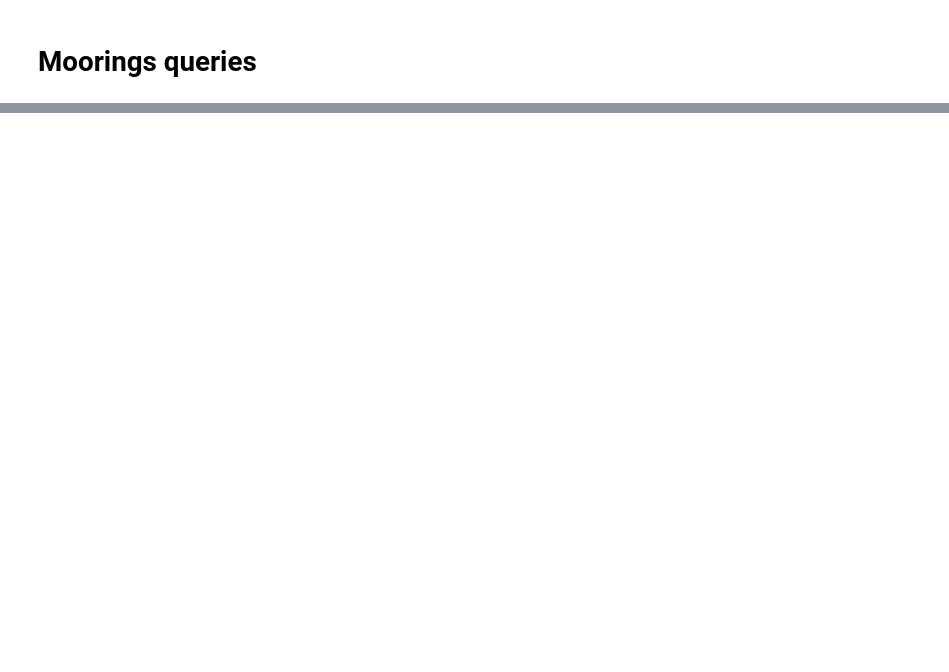
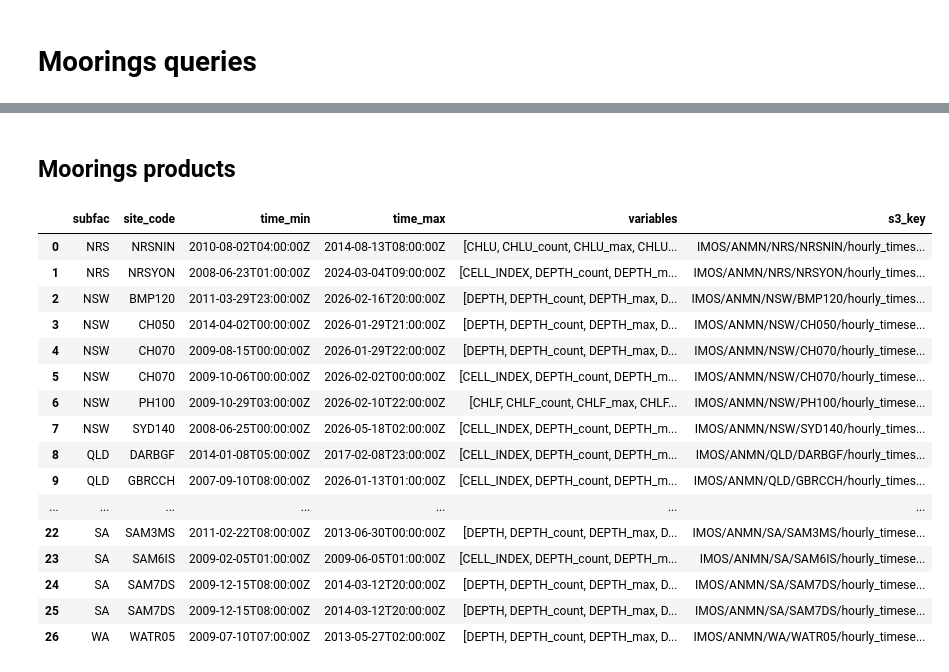
Before and after one commit to aodn/data-index, a Jupyter notebook: analysis/structured_metadata/data_management_queries.ipynb, the cells around one changed output, grey strips where cells are left out. Cells and saved outputs as stored; diff of their text form; code cells hidden in the pictures; blank space fills up the shorter version.

```diff
--- a/analysis/structured_metadata/data_management_queries.ipynb
+++ b/analysis/structured_metadata/data_management_queries.ipynb
@@ -171,0 +207,35 @@ con.execute("""
+# %% [markdown]
+## Moorings products
+# %%
+# Create view of all hourly products
+con.execute("""
+    CREATE OR REPLACE VIEW anmn_hourly_timeseries AS
+    SELECT
+        subfac,
+        site_code,
+        time_min,
+        time_max,
+        variables,
+        s3_key
+    FROM anmn_all
+    WHERE data_category = 'hourly_timeseries'
+""")
+con.execute("SELECT * FROM anmn_hourly_timeseries ORDER BY s3_key").fetchdf()
+# %% [output]
+|  | subfac | site_code | time_min | time_max | variables | s3_key |
+| 0 | NRS | NRSNIN | 2010-08-02T04:00:00Z | 2014-08-13T08:00:00Z | [CHLU, CHLU_count, CHLU_max, CHLU... | IMOS/ANMN/NRS/NRSNIN/hourly_times... |
+| 1 | NRS | NRSYON | 2008-06-23T01:00:00Z | 2024-03-04T09:00:00Z | [CELL_INDEX, DEPTH_count, DEPTH_m... | IMOS/ANMN/NRS/NRSYON/hourly_times... |
+| 2 | NSW | BMP120 | 2011-03-29T23:00:00Z | 2026-02-16T20:00:00Z | [DEPTH, DEPTH_count, DEPTH_max, D... | IMOS/ANMN/NSW/BMP120/hourly_times... |
+| 3 | NSW | CH050 | 2014-04-02T00:00:00Z | 2026-01-29T21:00:00Z | [DEPTH, DEPTH_count, DEPTH_max, D... | IMOS/ANMN/NSW/CH050/hourly_timese... |
+| 4 | NSW | CH070 | 2009-08-15T00:00:00Z | 2026-01-29T22:00:00Z | [DEPTH, DEPTH_count, DEPTH_max, D... | IMOS/ANMN/NSW/CH070/hourly_timese... |
+| 5 | NSW | CH070 | 2009-10-06T00:00:00Z | 2026-02-02T00:00:00Z | [CELL_INDEX, DEPTH_count, DEPTH_m... | IMOS/ANMN/NSW/CH070/hourly_timese... |
+| 6 | NSW | PH100 | 2009-10-29T03:00:00Z | 2026-02-10T22:00:00Z | [CHLF, CHLF_count, CHLF_max, CHLF... | IMOS/ANMN/NSW/PH100/hourly_timese... |
+| 7 | NSW | SYD140 | 2008-06-25T00:00:00Z | 2026-05-18T02:00:00Z | [CELL_INDEX, DEPTH_count, DEPTH_m... | IMOS/ANMN/NSW/SYD140/hourly_times... |
+| 8 | QLD | DARBGF | 2014-01-08T05:00:00Z | 2017-02-08T23:00:00Z | [CELL_INDEX, DEPTH_count, DEPTH_m... | IMOS/ANMN/QLD/DARBGF/hourly_times... |
+| 9 | QLD | GBRCCH | 2007-09-10T08:00:00Z | 2026-01-13T01:00:00Z | [CELL_INDEX, DEPTH_count, DEPTH_m... | IMOS/ANMN/QLD/GBRCCH/hourly_times... |
+| ... | ... | ... | ... | ... | ... | ... |
+| 22 | SA | SAM3MS | 2011-02-22T08:00:00Z | 2013-06-30T00:00:00Z | [DEPTH, DEPTH_count, DEPTH_max, D... | IMOS/ANMN/SA/SAM3MS/hourly_timese... |
+| 23 | SA | SAM6IS | 2009-02-05T01:00:00Z | 2009-06-05T01:00:00Z | [CELL_INDEX, DEPTH_count, DEPTH_m... | IMOS/ANMN/SA/SAM6IS/hourly_timese... |
+| 24 | SA | SAM7DS | 2009-12-15T08:00:00Z | 2014-03-12T20:00:00Z | [DEPTH, DEPTH_count, DEPTH_max, D... | IMOS/ANMN/SA/SAM7DS/hourly_timese... |
+| 25 | SA | SAM7DS | 2009-12-15T08:00:00Z | 2014-03-12T20:00:00Z | [DEPTH, DEPTH_count, DEPTH_max, D... | IMOS/ANMN/SA/SAM7DS/hourly_timese... |
+| 26 | WA | WATR05 | 2009-07-10T07:00:00Z | 2013-05-27T02:00:00Z | [DEPTH, DEPTH_count, DEPTH_max, D... | IMOS/ANMN/WA/WATR05/hourly_timese... |
```
Also changed, not shown: parts of 12 cells of this notebook.
